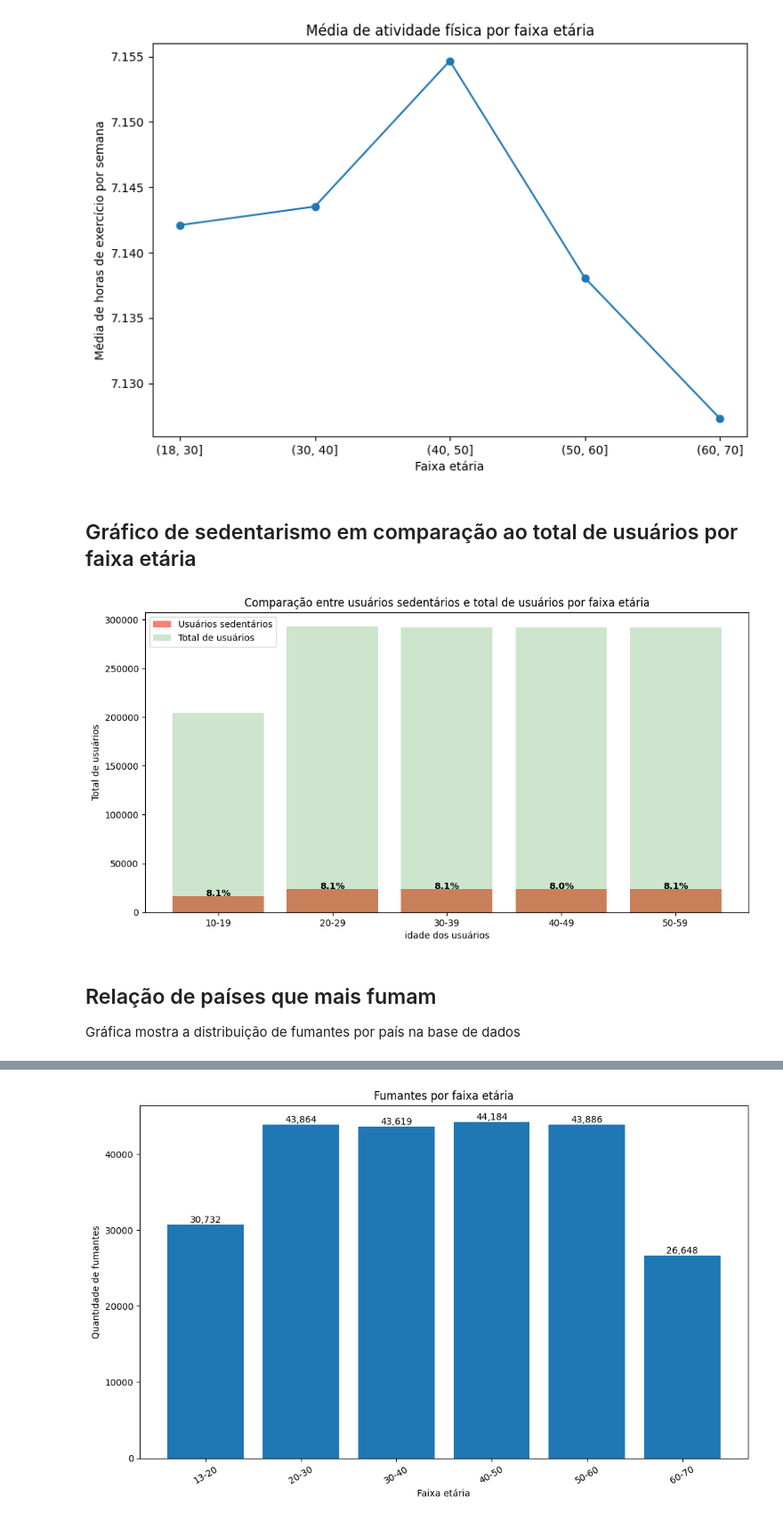
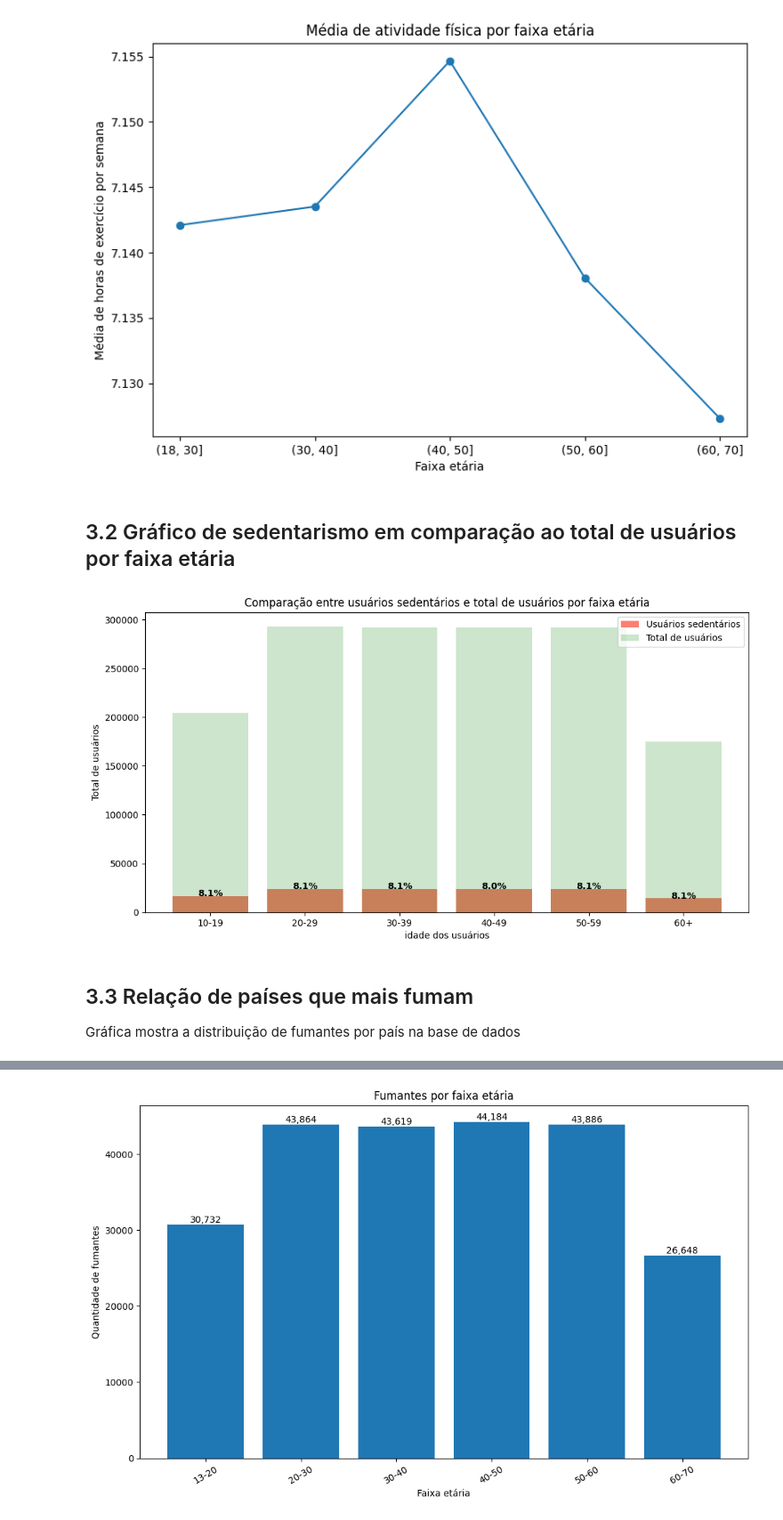
Before and after one commit to H3ytt0r62/SBD2-Social_Media_User_Analysis, a Jupyter notebook: Data layer/Raw/analytcs.ipynb, the cells around one changed output, grey strips where cells are left out. Shown at 89% size. Saved outputs shown, nothing was run; the diff lists cells and outputs as text; code cells hidden in the pictures.

```diff
--- a/Data layer/Raw/analytcs.ipynb
+++ b/Data layer/Raw/analytcs.ipynb
@@ -157,0 +211,36 @@ plt.show()
+# %%
+fig = plt.figure(figsize=(12,6))
+grid = fig.add_gridspec(2,2)
+
+binsv= [10,20,30,40,50,60,70]
+labels = ['10-19','20-29','30-39','40-49','50-59','60+']
+
+df_raw['age_group'] = pd.cut(df_raw['age'], bins=binsv, labels=labels, right=False)
+
+ax1 = fig.add_subplot(grid[0,0])
+ax2 = fig.add_subplot(grid[0,1])
+ax3 = fig.add_subplot(grid[1,0])
+ax4 = fig.add_subplot(grid[1,1])
+
+graf1 = sns.histplot(x='age_group', y='time_on_reels_per_day', data=df_raw, kde=True, color='skyblue',ax = ax1,bins=30,edgecolor= 'black',linewidth=0.5)
+graf2 = sns.histplot(x='age_group', y='stories_viewed_per_day', data=df_raw, kde=True, bins=30, color='skyblue',ax = ax2,edgecolor= 'black',linewidth=0.5)
+graf3 = sns.histplot(x='age_group', y='time_on_explore_per_day', data=df_raw, kde=True, bins=20, color='skyblue',ax = ax3,edgecolor= 'black',linewidth=0.5)
+graf4 = sns.histplot(x='age_group', y='time_on_feed_per_day', data=df_raw, kde=True, bins=25, color='skyblue',ax = ax4,edgecolor= 'black',linewidth=0.5)
+
+graf1.set_ylim(150,230)
+graf2.set_ylim(120,160)
+graf3.set_ylim(120,180)
+graf4.set_ylim(250,330)
+
+
+
+
+
+graf1.set_title('Tempo gasto em reels por dia')
+graf2.set_title('Stories visualizados por dia')
+graf3.set_title('Tempo gasto na aba explorar por dia')
+graf4.set_title('Tempo gasto no feed por dia')
+
+fig.suptitle('analise do tempo de uso de diferentes funcinalidades da rede social por idade',fontsize=16, y=1.02,x=0.5 )
+
+plt.tight_layout()
@@ -179,34 +274,34 @@ plt.show()
 # %% [output]
 [figure]
 # %% [markdown]
-## Gráfico de sedentarismo em comparação ao total de usuários por faixa etária
+## 3.2 Gráfico de sedentarismo em comparação ao total de usuários por faixa etária
 # %%
-binsv= [10,20,30,40,50,60,]
-labels = ['10-19','20-29','30-39','40-49','50-59']
+binsv= [10,20,30,40,50,60,70]
+labels = ['10-19','20-29','30-39','40-49','50-59','60+']
 
 df_raw['age_group'] = pd.cut(df_raw['age'], bins=binsv, labels=labels, right=False)
 
 plt.figure(figsize=(12,6))
 
 df_raw['seden'] = df_raw['exercise_hours_per_week'] <= 2
 df_raw['seden_total'] = df_raw[df_raw['seden'] == True]['exercise_hours_per_week']
 idd_seden = df_raw.groupby('age_group',observed=True)['seden_total'].count()
 per = (idd_seden / df_raw.groupby('age_group',observed=True)['exercise_hours_per_week'].count()) * 100
 plt.bar(idd_seden.index, idd_seden.values, color='salmon')
 idd_total = df_raw.groupby('age_group',observed=True)['exercise_hours_per_week'].count()
 plt.bar(idd_total.index, idd_total.values, color='green', alpha=0.2)
 for i, valor_percentual in enumerate(per):
     plt.text(i, idd_seden.values[i] + 1, f'{valor_percentual:.1f}%',
              ha='center', fontsize=10, fontweight='bold')
 plt.xlabel("idade dos usuários")
 plt.ylabel("Total de usuários")
 plt.title("Comparação entre usuários sedentários e total de usuários por faixa etária")
 plt.legend(['Usuários sedentários', 'Total de usuários'])
 plt.show()
 # %% [output]
-[figure, old version]
+[figure, new version]
 # %% [markdown]
-## Relação de países que mais fumam
+## 3.3 Relação de países que mais fumam
 Gráfica mostra a distribuição de fumantes por país na base de dados
 # %%
 df_fumantes = df_raw[df_raw['smoking'] == 'Yes']
```
Also changed, not shown: parts of 38 cells of this notebook, 1 other file.
